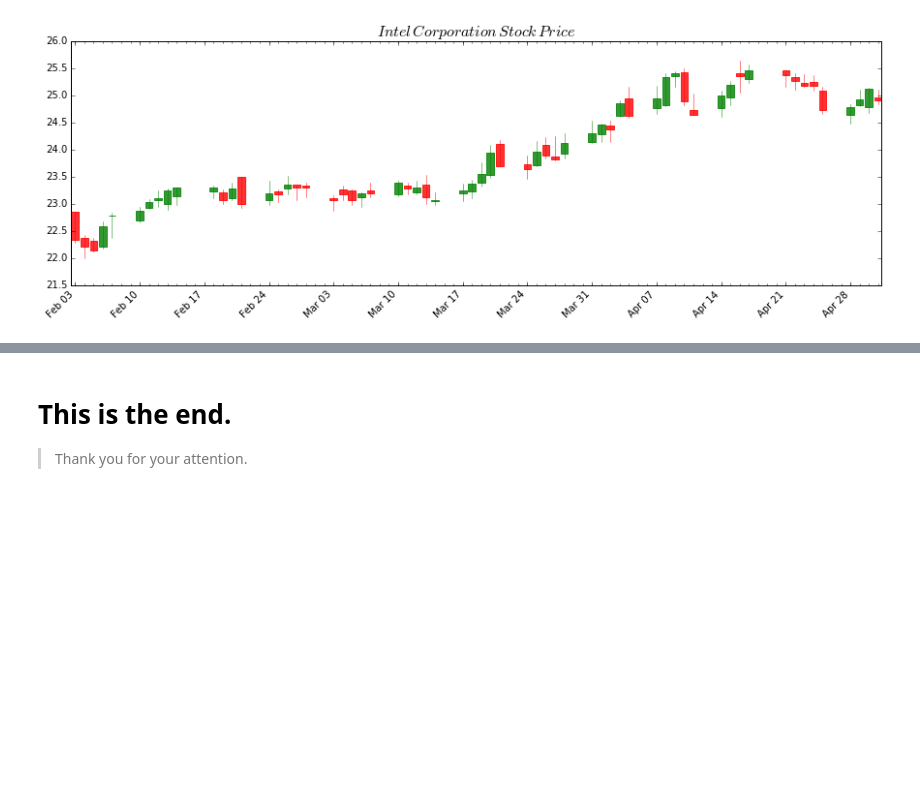
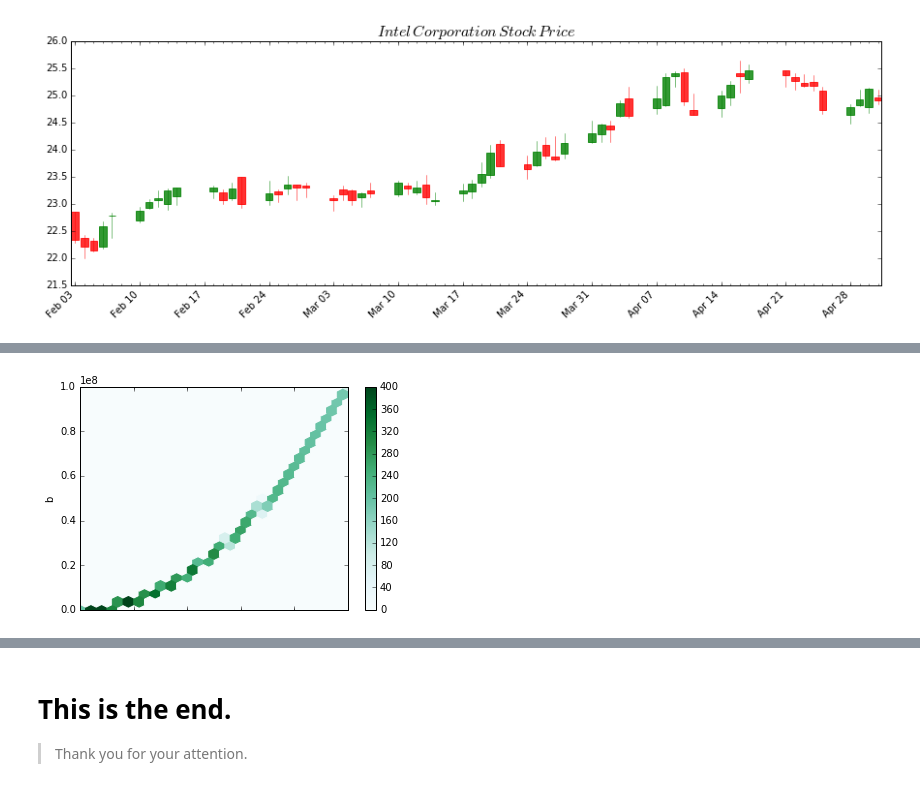
Before and after one commit to SocratesClub/cjc, a Jupyter notebook: code/03.python_intro.ipynb, the cells around one changed output, grey strips where cells are left out. Saved outputs shown, nothing was run; the diff lists cells and outputs as text; code cells hidden in the pictures; blank space fills up the shorter version.

```diff
--- a/code/03.python_intro.ipynb
+++ b/code/03.python_intro.ipynb
@@ -794,0 +852,5 @@ plt.show()
+# %%
+df.plot.hexbin(x='a', y='b', gridsize=25)
+plt.show()
+# %% [output]
+[figure, added]
```
Also changed, not shown: parts of 27 cells of this notebook, 34 other files.
